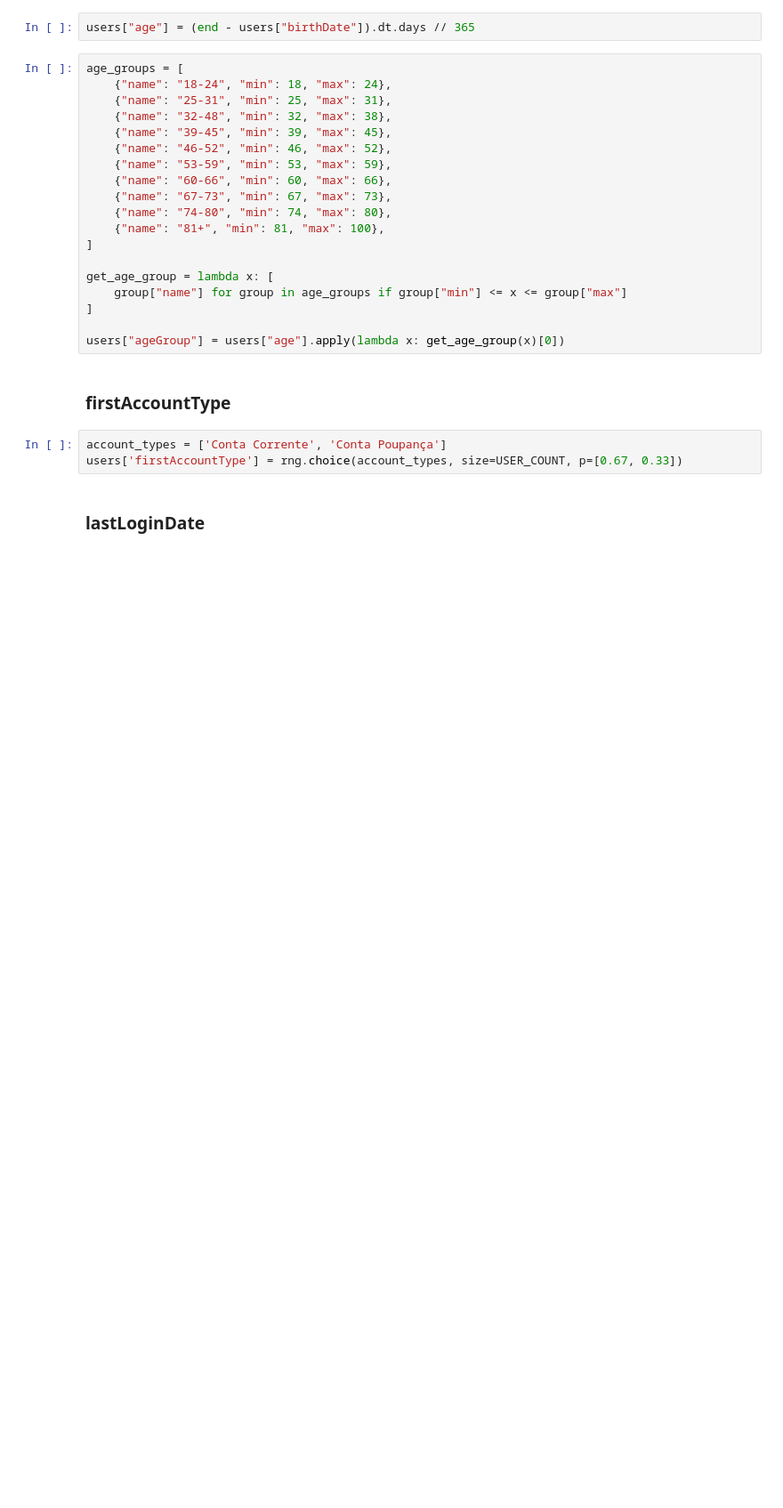
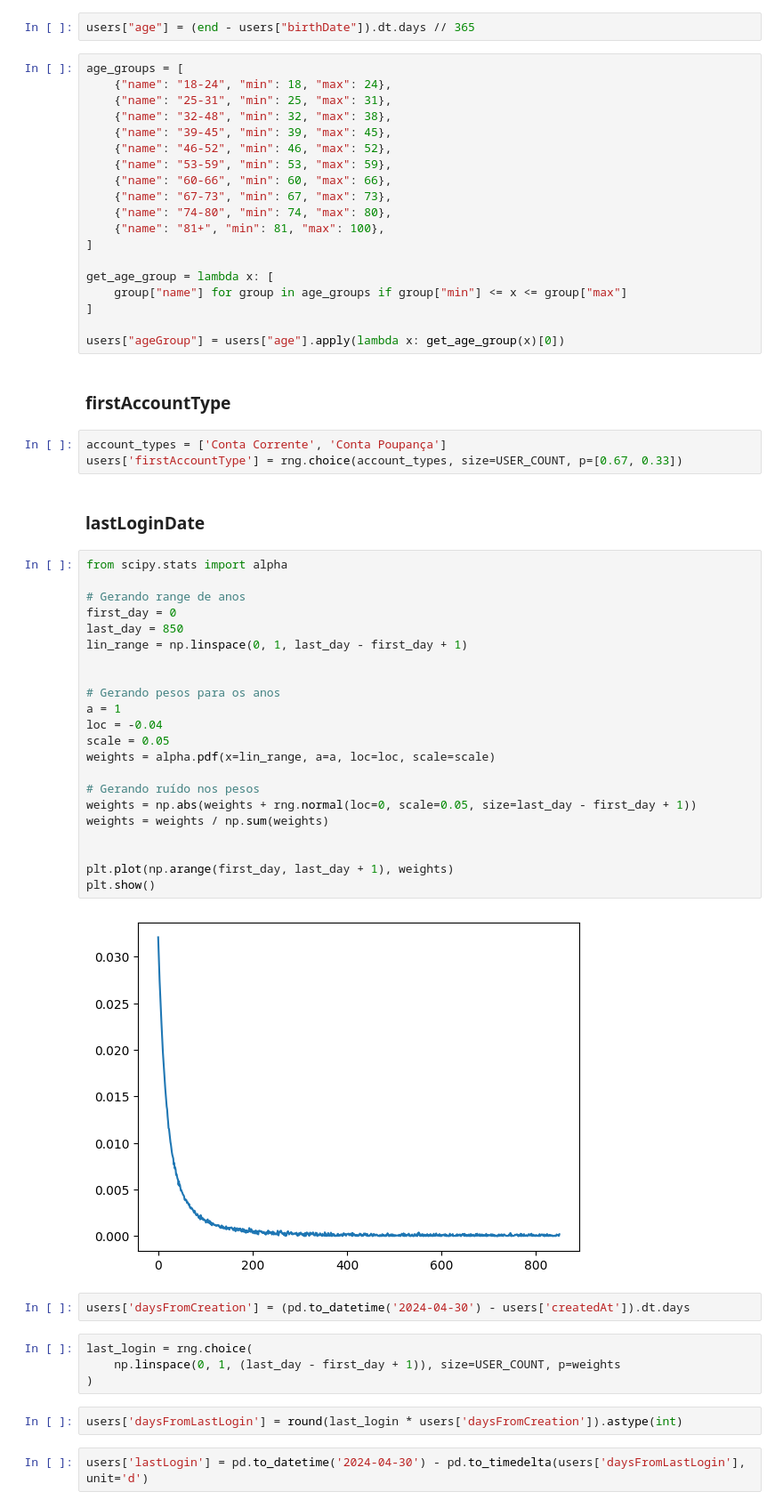
Before and after one commit to igorjr-rubcube/data-mocking, a Jupyter notebook: mocking-presentation.ipynb, the cells around one changed output. Shown: that part at 89% size. Cells and saved outputs as stored; diff of their text form; blank space fills up the shorter version.

```diff
--- a/mocking-presentation.ipynb
+++ b/mocking-presentation.ipynb
@@ -229,3 +232,37 @@ account_types = ['Conta Corrente', 'Conta Poupança']
 users['firstAccountType'] = rng.choice(account_types, size=USER_COUNT, p=[0.67, 0.33])
 # %% [markdown]
 ### lastLoginDate
+# %%
+from scipy.stats import alpha
+
+# Gerando range de anos
+first_day = 0
+last_day = 850
+lin_range = np.linspace(0, 1, last_day - first_day + 1)
+
+
+# Gerando pesos para os anos
+a = 1
+loc = -0.04
+scale = 0.05
+weights = alpha.pdf(x=lin_range, a=a, loc=loc, scale=scale)
+
+# Gerando ruído nos pesos
+weights = np.abs(weights + rng.normal(loc=0, scale=0.05, size=last_day - first_day + 1))
+weights = weights / np.sum(weights)
+
+
+plt.plot(np.arange(first_day, last_day + 1), weights)
+plt.show()
+# %% [output]
+[figure, added]
+# %%
+users['daysFromCreation'] = (pd.to_datetime('2024-04-30') - users['createdAt']).dt.days
+# %%
+last_login = rng.choice(
+    np.linspace(0, 1, (last_day - first_day + 1)), size=USER_COUNT, p=weights
+)
+# %%
+users['daysFromLastLogin'] = round(last_login * users['daysFromCreation']).astype(int)
+# %%
+users['lastLogin'] = pd.to_datetime('2024-04-30') - pd.to_timedelta(users['daysFromLastLogin'], unit='d')
```
Also changed, not shown: parts of 59 cells of this notebook.
